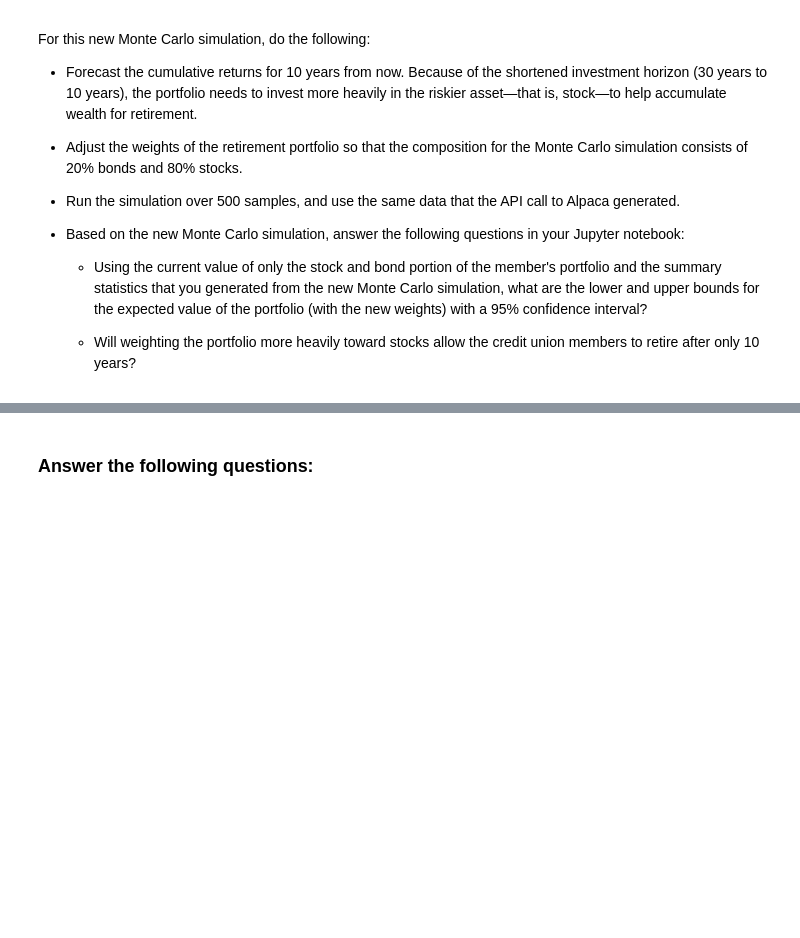
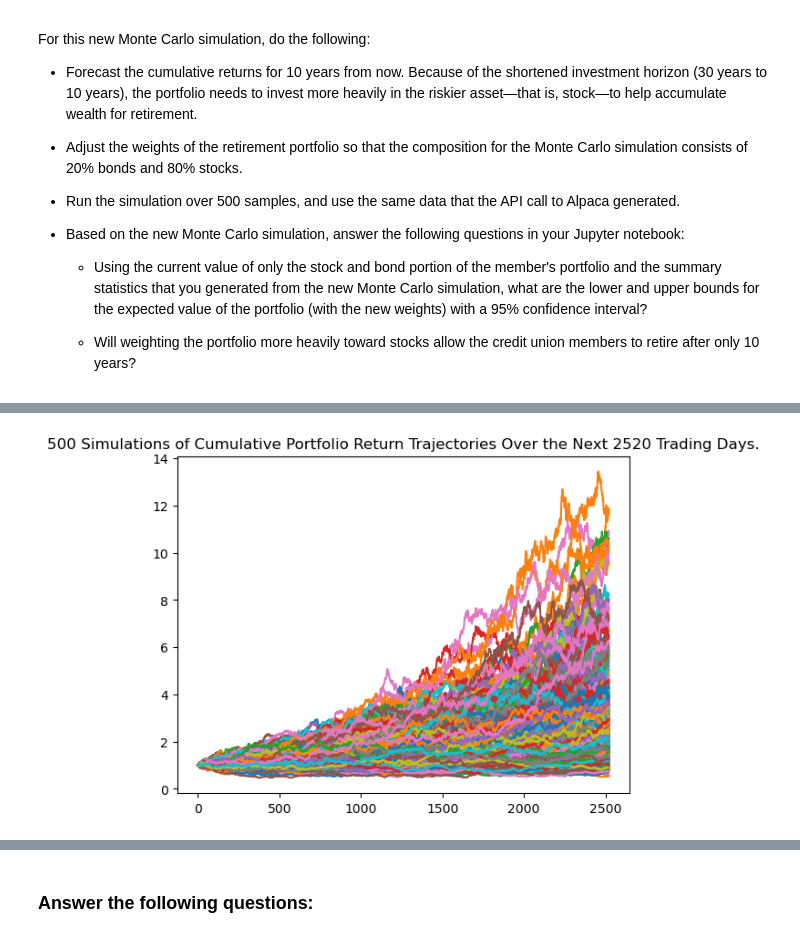
Before and after one commit to 12jasteiner/Module_5_Fin_Planner, a Jupyter notebook: financial_planning_tools.ipynb, the cells around one changed output, grey strips where cells are left out. Saved outputs shown, nothing was run; the diff lists cells and outputs as text; code cells hidden in the pictures; blank space fills up the shorter version.

```diff
--- a/financial_planning_tools.ipynb
+++ b/financial_planning_tools.ipynb
@@ -502,7 +596,12 @@ For this new Monte Carlo simulation, do the following:
 # Configure a Monte Carlo simulation to forecast 10 years cumulative returns
 # The weights should be split 20% to AGG and 80% to SPY.
 # Run 500 samples.
-# YOUR CODE HERE
+MC_10yr = MCSimulation(
+    portfolio_data = closing_prices_df,
+    weights = [.80,.20],
+    num_simulation = 500,
+    num_trading_days = 252*10
+)
 
 # Review the simulation input data
-# YOUR CODE HERE
+MC_10yr.portfolio_data.head()
@@ -512,7 +662,9 @@ For this new Monte Carlo simulation, do the following:
 # %%
 # Visualize the 10-year Monte Carlo simulation by creating an
 # overlay line plot
-# YOUR CODE HERE
+MC10_sim_line_plot = MC_10yr.plot_simulation()
+# %% [output]
+[figure, added]
 # %%
 # Visualize the probability distribution of the 10-year Monte Carlo simulation
 # by plotting a histogram
```
Also changed, not shown: parts of 18 cells of this notebook.
